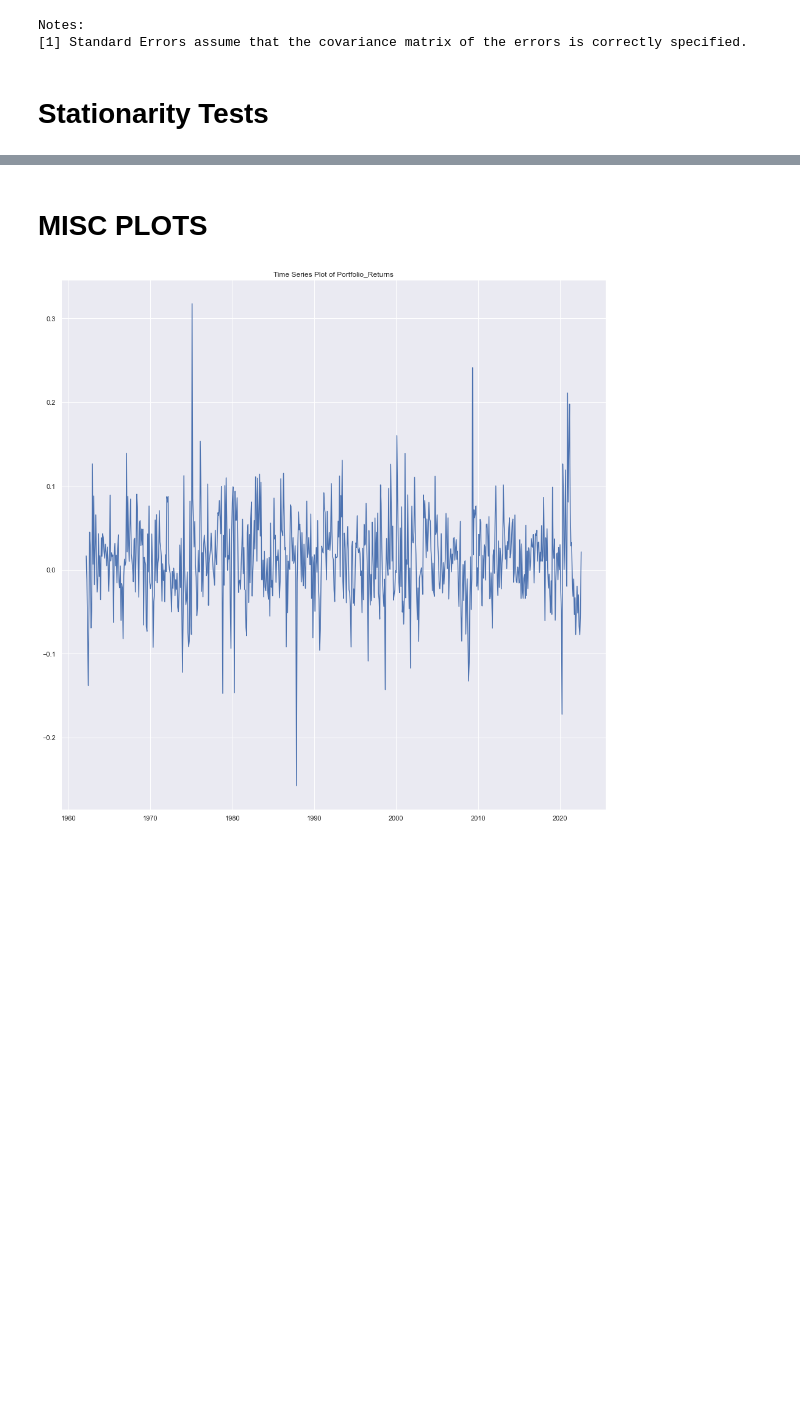
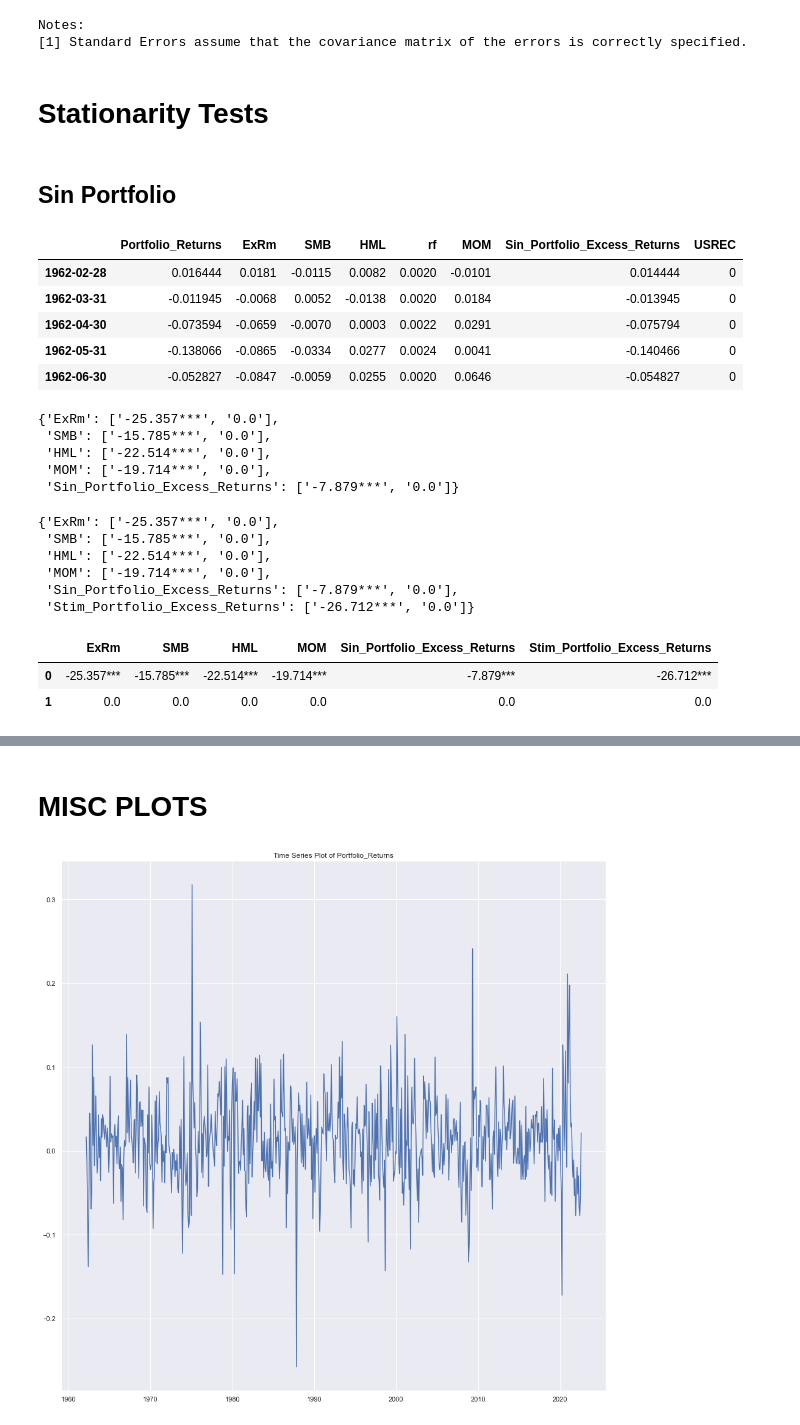
Before and after one commit to statistactics/sin-stocks, a Jupyter notebook: PORTFOLIO_AND_REGRESSIONS.ipynb, the cells around one changed output, grey strips where cells are left out. Cells and saved outputs as stored; diff of their text form; code cells hidden in the pictures; blank space fills up the shorter version.

```diff
--- a/PORTFOLIO_AND_REGRESSIONS.ipynb
+++ b/PORTFOLIO_AND_REGRESSIONS.ipynb
@@ -627,3 +627,62 @@ Notes:
 [1] Standard Errors assume that the covariance matrix of the errors is correctly specified.
 # %% [markdown]
 # Stationarity Tests
+# %% [markdown]
+## Sin Portfolio
+# %%
+sin_model_df2.head()
+# %% [output]
+|  | Portfolio_Returns | ExRm | SMB | HML | rf | MOM | Sin_Portfolio_Excess_Returns | USREC |
+| 1962-02-28 | 0.016444 | 0.0181 | -0.0115 | 0.0082 | 0.0020 | -0.0101 | 0.014444 | 0 |
+| 1962-03-31 | -0.011945 | -0.0068 | 0.0052 | -0.0138 | 0.0020 | 0.0184 | -0.013945 | 0 |
+| 1962-04-30 | -0.073594 | -0.0659 | -0.0070 | 0.0003 | 0.0022 | 0.0291 | -0.075794 | 0 |
+| 1962-05-31 | -0.138066 | -0.0865 | -0.0334 | 0.0277 | 0.0024 | 0.0041 | -0.140466 | 0 |
+| 1962-06-30 | -0.052827 | -0.0847 | -0.0059 | 0.0255 | 0.0020 | 0.0646 | -0.054827 | 0 |
+# %%
+from statsmodels.tsa.stattools import adfuller
+
+adf_dict = {}
+
+for col in sin_model_df2.columns:
+    if col == "Portfolio_Returns" or col == "rf" or col == "USREC":
+        continue
+    else:
+        temp_adf = adfuller(sin_model_df2[col])
+        if temp_adf[0] <= temp_adf[4]["1%"]:
+            adf_dict[col] = [str(round(temp_adf[0],3)) + "***", str(round(temp_adf[1],3))]
+
+        elif temp_adf[0] <= temp_adf[4]["5%"]:
+            adf_dict[col] = [str(round(temp_adf[0],3)) + "**", str(round(temp_adf[1],3))]
+
+        elif temp_adf[0] <= temp_adf[4]["10%"]:
+            adf_dict[col] = [str(round(temp_adf[0],3)) + "*", str(round(temp_adf[1],3))]
+        else:
+            adf_dict[col] = [str(round(temp_adf[0],3)), str(round(temp_adf[1],3))]
+
+adf_dict
+# %% [output]
+{'ExRm': ['-25.357***', '0.0'],
+ 'SMB': ['-15.785***', '0.0'],
+ 'HML': ['-22.514***', '0.0'],
+ 'MOM': ['-19.714***', '0.0'],
+ 'Sin_Portfolio_Excess_Returns': ['-7.879***', '0.0']}
+# %%
+stim_adf = adfuller(stim_model_df2["Stim_Portfolio_Excess_Returns"])
+
+adf_dict["Stim_Portfolio_Excess_Returns"] = [str(round(stim_adf[0],3)) + "***", str(round(stim_adf[1],3))]
+
+adf_dict
+# %% [output]
+{'ExRm': ['-25.357***', '0.0'],
+ 'SMB': ['-15.785***', '0.0'],
+ 'HML': ['-22.514***', '0.0'],
+ 'MOM': ['-19.714***', '0.0'],
+ 'Sin_Portfolio_Excess_Returns': ['-7.879***', '0.0'],
+ 'Stim_Portfolio_Excess_Returns': ['-26.712***', '0.0']}
+# %%
+adf_df = pd.DataFrame(adf_dict)
+adf_df
+# %% [output]
+|  | ExRm | SMB | HML | MOM | Sin_Portfolio_Excess_Returns | Stim_Portfolio_Excess_Returns |
+| 0 | -25.357*** | -15.785*** | -22.514*** | -19.714*** | -7.879*** | -26.712*** |
+| 1 | 0.0 | 0.0 | 0.0 | 0.0 | 0.0 | 0.0 |
```
Also changed, not shown: parts of 7 cells of this notebook, 2 other files.
